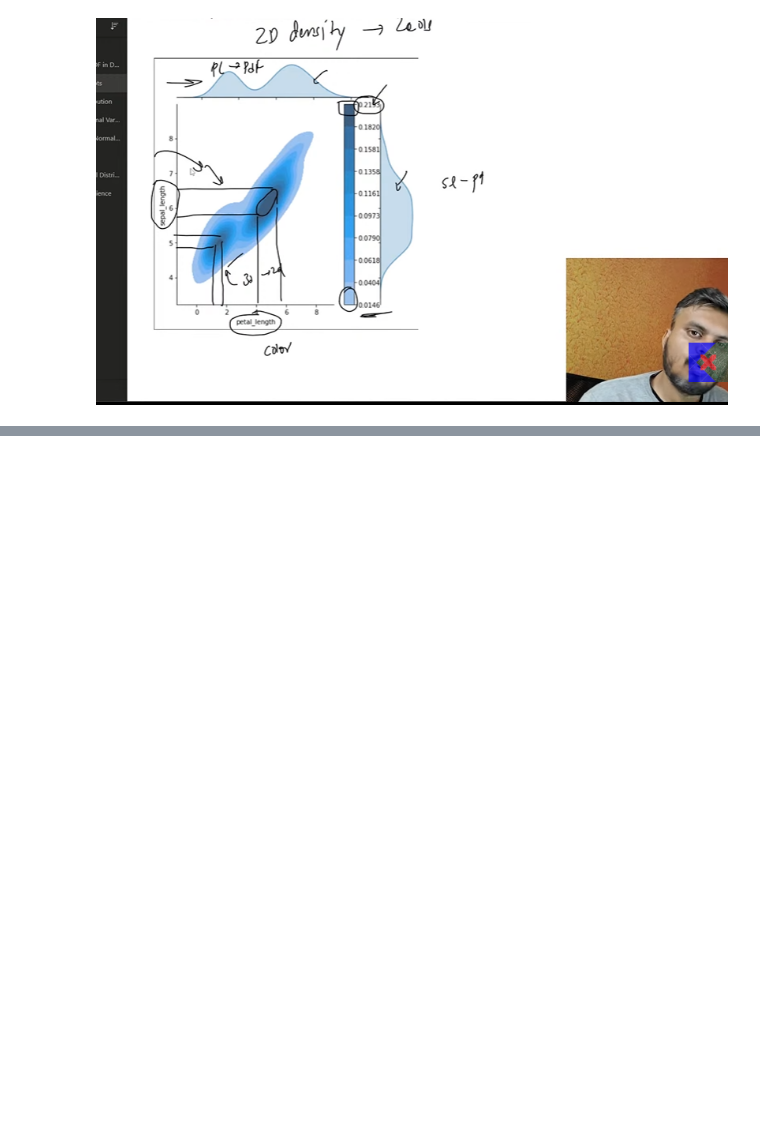
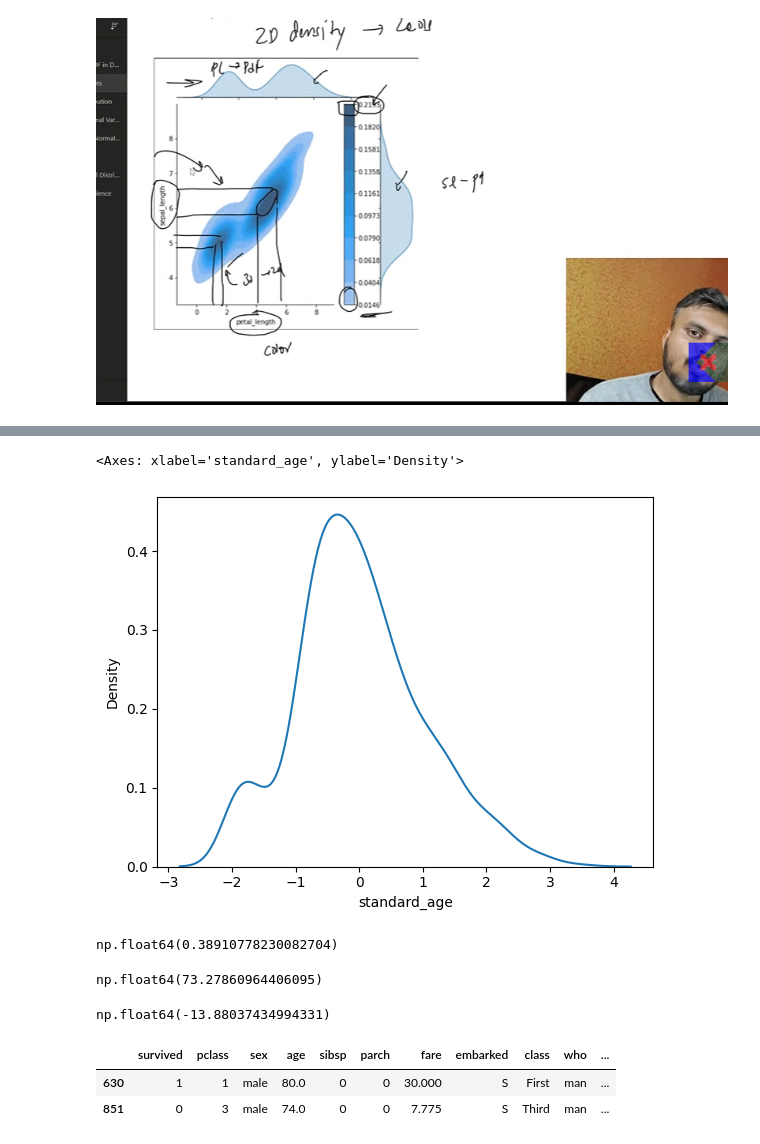
Before and after one commit to UKD1211/DataScience_Slogbook_ISI_placement_prep, a Jupyter notebook: pdf_&_normaldist_stat_4.ipynb, the cells around one changed output, grey strips where cells are left out. Cells and saved outputs as stored; diff of their text form; code cells hidden in the pictures; blank space fills up the shorter version.

```diff
--- a/pdf_&_normaldist_stat_4.ipynb
+++ b/pdf_&_normaldist_stat_4.ipynb
@@ -59,0 +99,4 @@ sns.jointplot(data=df, x='petal_length', y='sepal_length', kind = "kde",fill=Tru
+# %%
+# now if i do the stadardization here
+
+titanic['standard_age'] = (titanic['age'] - titanic['age'].mean())/titanic['age'].std()
@@ -59,0 +112,23 @@ sns.jointplot(data=df, x='petal_length', y='sepal_length', kind = "kde",fill=Tru
+# %%
+sns.kdeplot(titanic['standard_age'])
+# %% [output]
+<Axes: xlabel='standard_age', ylabel='Density'>
+[figure, added]
+# %%
+titanic['age'].skew()
+# %% [output]
+np.float64(0.38910778230082704)
+# %%
+titanic['age'].mean()+3*titanic['age'].std()
+# %% [output]
+np.float64(73.27860964406095)
+# %%
+titanic['age'].mean()-3*titanic['age'].std()
+# %% [output]
+np.float64(-13.88037434994331)
+# %%
+titanic[(titanic['age']> 73) | (titanic['age'] < -13)]   #this are the outliers
+# %% [output]
+|  | survived | pclass | sex | age | sibsp | parch | fare | embarked | class | who | ... |
+| 630 | 1 | 1 | male | 80.0 | 0 | 0 | 30.000 | S | First | man | ... |
+| 851 | 0 | 3 | male | 74.0 | 0 | 0 | 7.775 | S | Third | man | ... |
```
Also changed, not shown: parts of 6 cells of this notebook.
